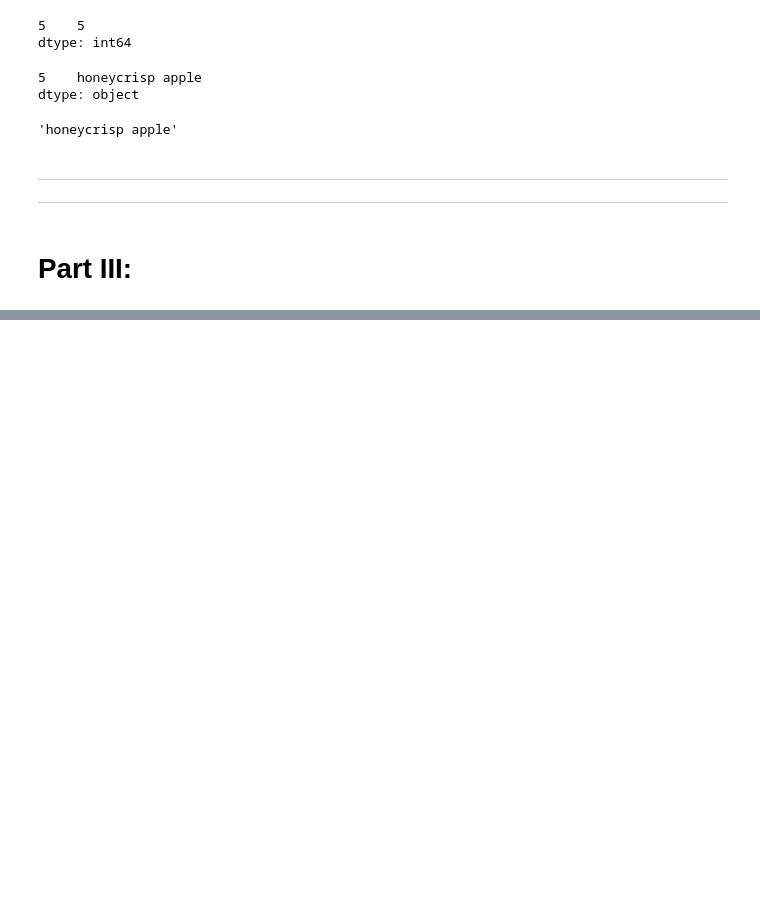
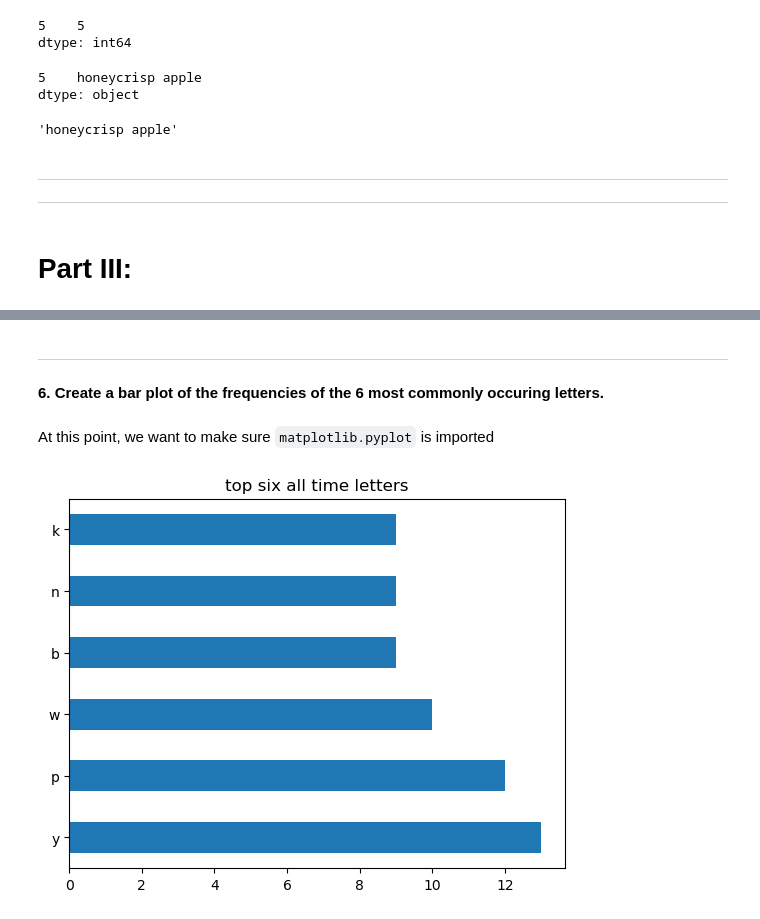
Before and after one commit to CodeupClassroom/quintela-data-science-libraries-exercises, a Jupyter notebook: pandas_series_exercises.ipynb, the cells around one changed output, grey strips where cells are left out. Saved outputs shown, nothing was run; the diff lists cells and outputs as text; code cells hidden in the pictures; blank space fills up the shorter version.

Commit message:
series exercises iii

````diff
--- a/pandas_series_exercises.ipynb
+++ b/pandas_series_exercises.ipynb
@@ -796,0 +866,7 @@ fruits[fruits.str.count('[aeoiu]').max()]
+# %%
+#turn our string literal into a list of individual letters
+letters = list(letters)
+# %%
+#turn the list into a series
+letters = pd.Series(letters)
+letters
@@ -796,0 +886,3 @@ fruits[fruits.str.count('[aeoiu]').max()]
+# %%
+#this can all be done in one step as well
+letters = pd.Series(list(letters))
@@ -796,0 +1056,13 @@ fruits[fruits.str.count('[aeoiu]').max()]
+# %% [markdown]
+<hr style="border:0.5px solid grey">
+# %% [markdown]
+<b>6. Create a bar plot of the frequencies of the 6 most commonly occuring letters.
+# %% [markdown]
+At this point, we want to make sure ```matplotlib.pyplot``` is imported
+# %%
+#simpler example
+letters.value_counts().head(6).plot(kind='barh')
+plt.title('top six all time letters')
+plt.show()
+# %% [output]
+[figure, added]
````
Also changed, not shown: parts of 114 cells of this notebook.
